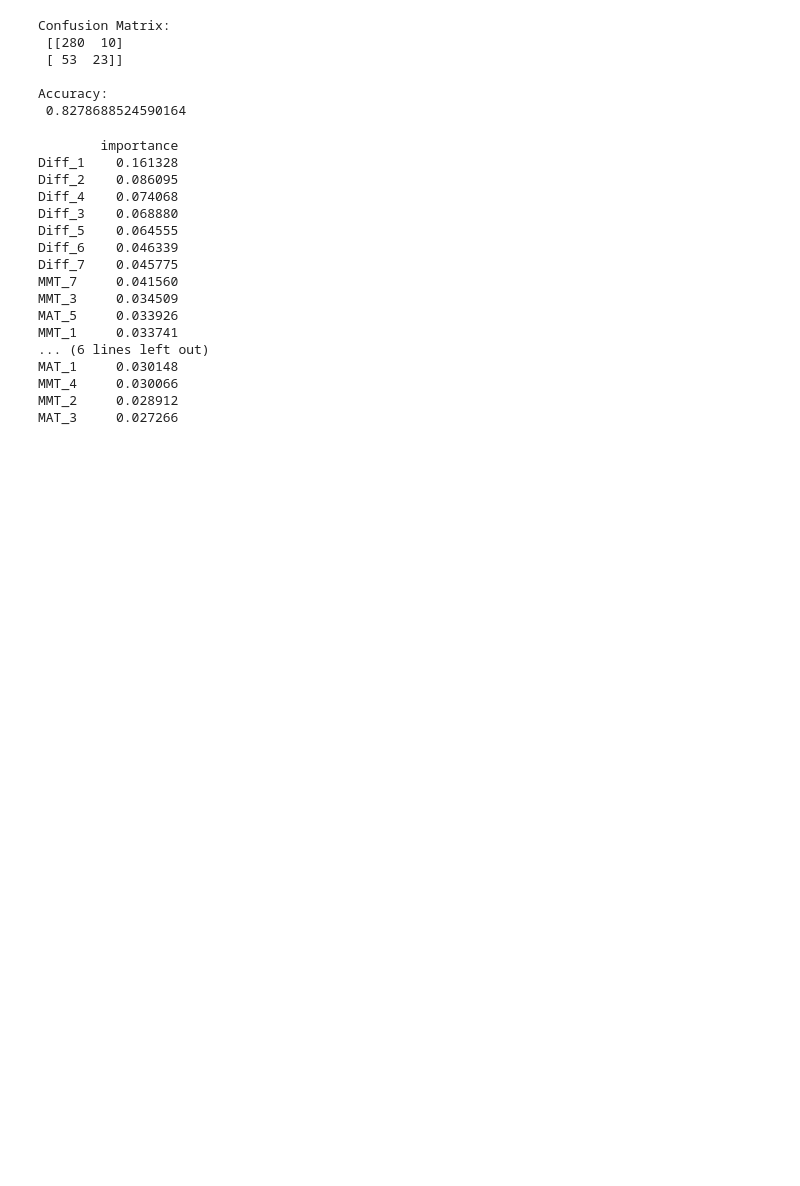
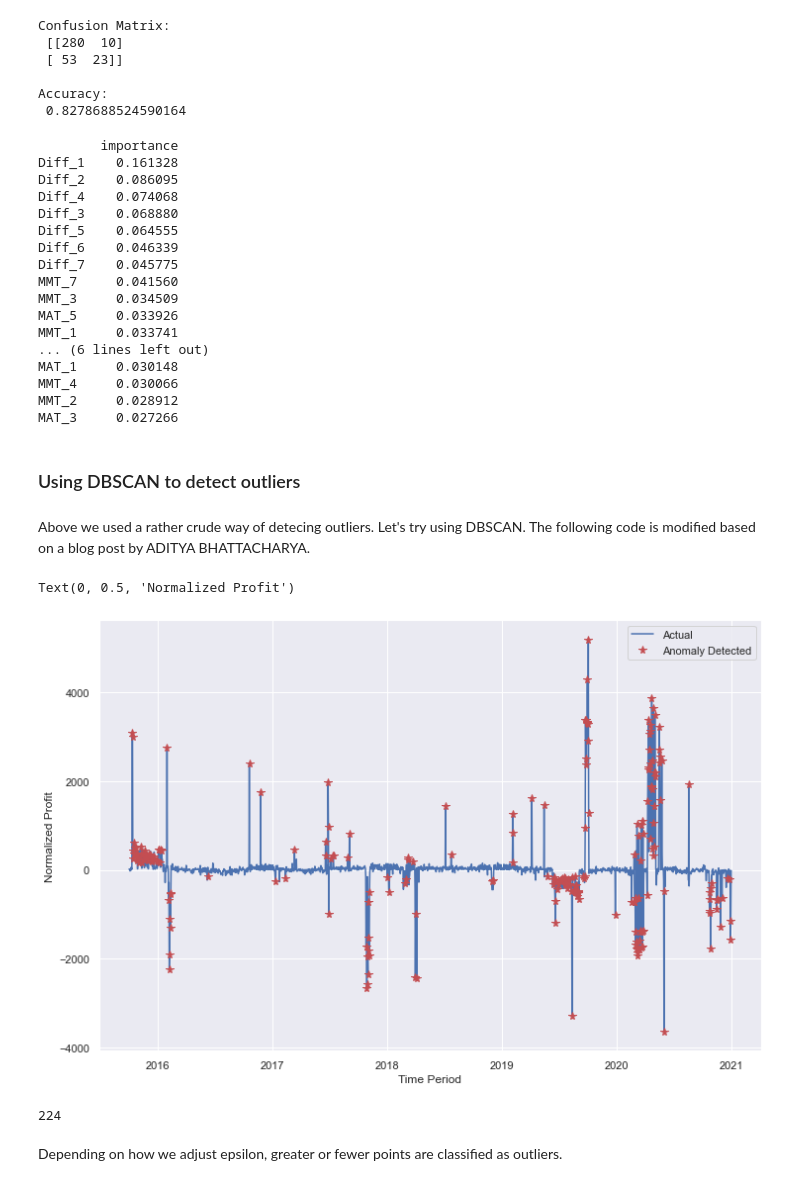
Before and after one commit to ruthcaswellsmith/Capstone---Solar-Energy, a Jupyter notebook: notebooks/RF Classifer.ipynb, the cells around one changed output. Cells and saved outputs as stored; diff of their text form; code cells hidden in the pictures; blank space fills up the shorter version.

Commit message:
Added DBSCAN

```diff
--- a/notebooks/RF Classifer.ipynb
+++ b/notebooks/RF Classifer.ipynb
@@ -200,3 +200,37 @@ MAT_1     0.030148
 MMT_4     0.030066
 MMT_2     0.028912
 MAT_3     0.027266
+# %% [markdown]
+### Using DBSCAN to detect outliers
+# %% [markdown]
+Above we used a rather crude way of detecing outliers.  Let's try using DBSCAN.  The following code is modified based on a blog post by ADITYA BHATTACHARYA.
+# %%
+from sklearn.cluster import DBSCAN
+#clustering1 = DBSCAN(eps=0.09, min_samples=6).fit(np.array(energy_daily['Difference']).reshape(-1,1))
+clustering1 = DBSCAN(eps=5, min_samples=5).fit(np.array(energy_daily['Difference']).reshape(-1,1))
+
+labels = clustering1.labels_
+
+outlier_pos = np.where(labels == -1)[0]
+
+x = []; y = [];
+for pos in outlier_pos:
+    x.append(np.array(energy_daily['Difference'])[pos])
+    y.append(energy_daily['Difference'].index[pos])
+
+plt.subplots(figsize=(12,8))
+plt.plot(energy_daily['Difference'].loc[energy_daily['Difference'].index])
+plt.plot(y,x,'r*', markersize=8)
+plt.legend(['Actual', 'Anomaly Detected'])
+plt.xlabel('Time Period')
+#plt.xticks([0, 20, 40, 60, 80, 99],[energ_daily.index[0],ts_dataframe.index[20], energy_daily.index[40], ts_dataframe.index[60], ts_dataframe.index[80], ts_dataframe.index[99]] ,rotation=45)
+plt.ylabel('Normalized Profit')
+# %% [output]
+Text(0, 0.5, 'Normalized Profit')
+[figure, added]
+# %%
+len(outlier_pos)
+# %% [output]
+224
+# %% [markdown]
+Depending on how we adjust epsilon, greater or fewer points are classified as outliers.
```
Also changed, not shown: 1 other file.
